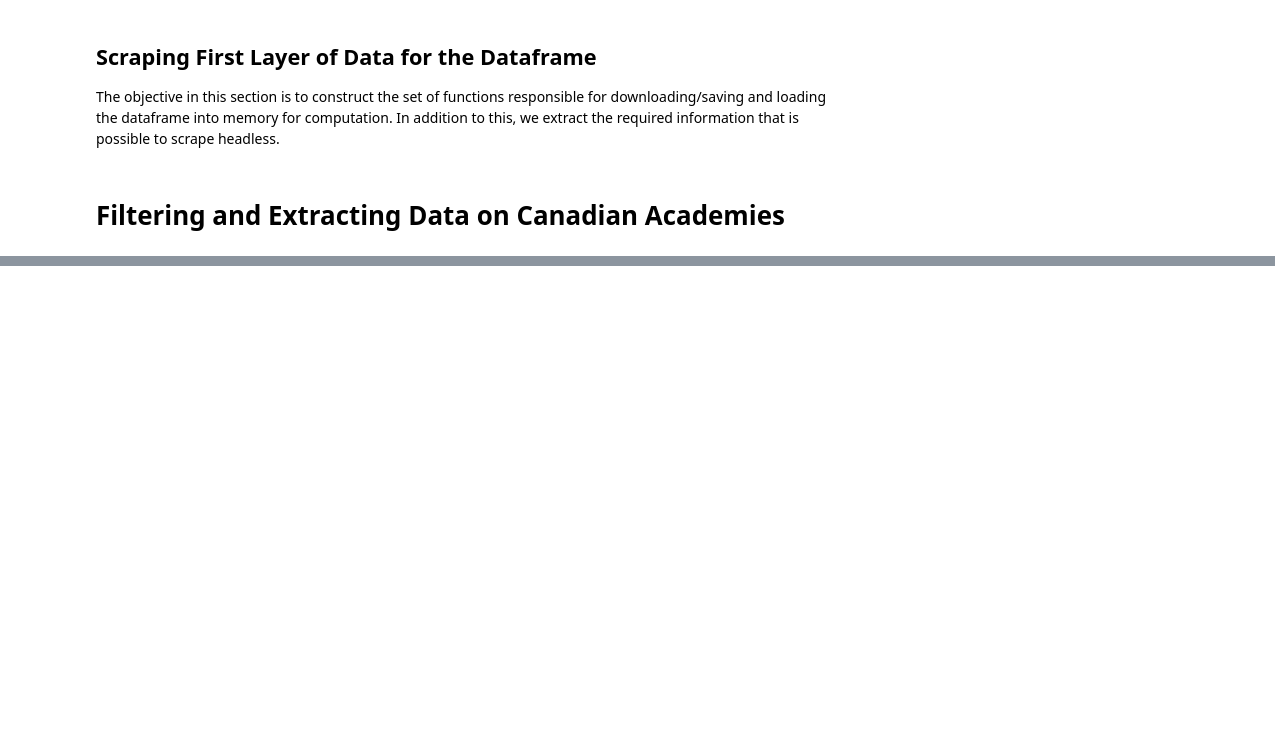
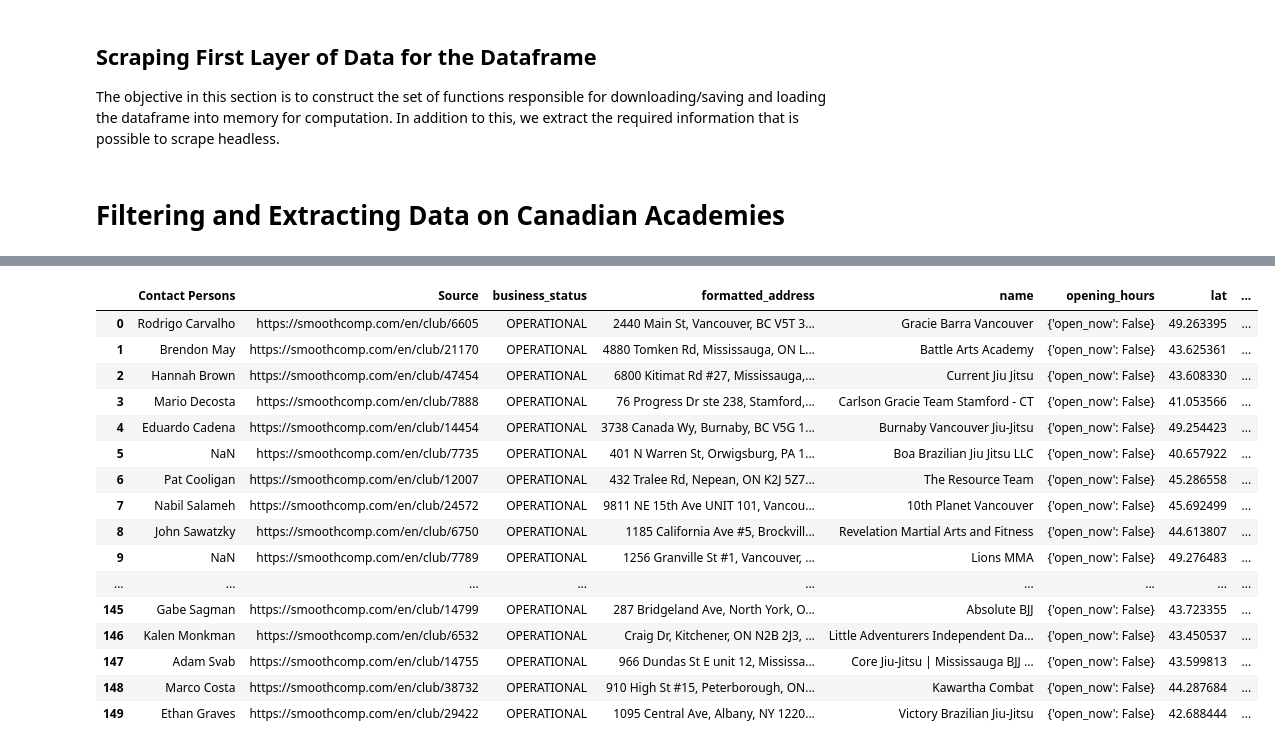
Before and after one commit to harrisiva/marketresearch, a Jupyter notebook: Market Research.ipynb, the cells around one changed output, grey strips where cells are left out. Saved outputs shown, nothing was run; the diff lists cells and outputs as text; code cells hidden in the pictures; blank space fills up the shorter version.

Commit message:
Expanded script to retrive additional data on Canadian academies using google maps to API to allow for visualization

```diff
--- a/Market Research.ipynb
+++ b/Market Research.ipynb
@@ -104,0 +154,28 @@ We could further rank the academies based on their club's statistics available
+# %%
+# Load the gmaps data from csv
+gmaps_df = pd.read_csv("gmapsData.csv")
+# Combined gmaps data with the smoothcomp data
+academies = pd.concat([canadian_clubs_df.reset_index(drop=True),gmaps_df.reset_index(drop=True)], axis=1)
+# Clean data by droping reptitive rows
+academies.drop("Location",axis=1,inplace=True)
+academies.drop("Name",axis=1,inplace=True)
+academies.to_csv("data.csv")
+academies
+# %% [output]
+|  | Contact Persons | Source | business_status | formatted_address | name | opening_hours | lat | ... |
+| 0 | Rodrigo Carvalho | https://smoothcomp.com/en/club/6605 | OPERATIONAL | 2440 Main St, Vancouver, BC V5T 3... | Gracie Barra Vancouver | {'open_now': False} | 49.263395 | ... |
+| 1 | Brendon May | https://smoothcomp.com/en/club/21170 | OPERATIONAL | 4880 Tomken Rd, Mississauga, ON L... | Battle Arts Academy | {'open_now': False} | 43.625361 | ... |
+| 2 | Hannah Brown | https://smoothcomp.com/en/club/47454 | OPERATIONAL | 6800 Kitimat Rd #27, Mississauga,... | Current Jiu Jitsu | {'open_now': False} | 43.608330 | ... |
+| 3 | Mario Decosta | https://smoothcomp.com/en/club/7888 | OPERATIONAL | 76 Progress Dr ste 238, Stamford,... | Carlson Gracie Team Stamford - CT | {'open_now': False} | 41.053566 | ... |
+| 4 | Eduardo Cadena | https://smoothcomp.com/en/club/14454 | OPERATIONAL | 3738 Canada Wy, Burnaby, BC V5G 1... | Burnaby Vancouver Jiu-Jitsu | {'open_now': False} | 49.254423 | ... |
+| 5 | NaN | https://smoothcomp.com/en/club/7735 | OPERATIONAL | 401 N Warren St, Orwigsburg, PA 1... | Boa Brazilian Jiu Jitsu LLC | {'open_now': False} | 40.657922 | ... |
+| 6 | Pat Cooligan | https://smoothcomp.com/en/club/12007 | OPERATIONAL | 432 Tralee Rd, Nepean, ON K2J 5Z7... | The Resource Team | {'open_now': False} | 45.286558 | ... |
+| 7 | Nabil Salameh | https://smoothcomp.com/en/club/24572 | OPERATIONAL | 9811 NE 15th Ave UNIT 101, Vancou... | 10th Planet Vancouver | {'open_now': False} | 45.692499 | ... |
+| 8 | John Sawatzky | https://smoothcomp.com/en/club/6750 | OPERATIONAL | 1185 California Ave #5, Brockvill... | Revelation Martial Arts and Fitness | {'open_now': False} | 44.613807 | ... |
+| 9 | NaN | https://smoothcomp.com/en/club/7789 | OPERATIONAL | 1256 Granville St #1, Vancouver, ... | Lions MMA | {'open_now': False} | 49.276483 | ... |
+| ... | ... | ... | ... | ... | ... | ... | ... | ... |
+| 145 | Gabe Sagman | https://smoothcomp.com/en/club/14799 | OPERATIONAL | 287 Bridgeland Ave, North York, O... | Absolute BJJ | {'open_now': False} | 43.723355 | ... |
+| 146 | Kalen Monkman | https://smoothcomp.com/en/club/6532 | OPERATIONAL | Craig Dr, Kitchener, ON N2B 2J3, ... | Little Adventurers Independent Da... | {'open_now': False} | 43.450537 | ... |
+| 147 | Adam Svab | https://smoothcomp.com/en/club/14755 | OPERATIONAL | 966 Dundas St E unit 12, Mississa... | Core Jiu-Jitsu | Mississauga BJJ ... | {'open_now': False} | 43.599813 | ... |
+| 148 | Marco Costa | https://smoothcomp.com/en/club/38732 | OPERATIONAL | 910 High St #15, Peterborough, ON... | Kawartha Combat | {'open_now': False} | 44.287684 | ... |
+| 149 | Ethan Graves | https://smoothcomp.com/en/club/29422 | OPERATIONAL | 1095 Central Ave, Albany, NY 1220... | Victory Brazilian Jiu-Jitsu | {'open_now': False} | 42.688444 | ... |
```
Also changed, not shown: parts of 6 cells of this notebook, 2 other files.
